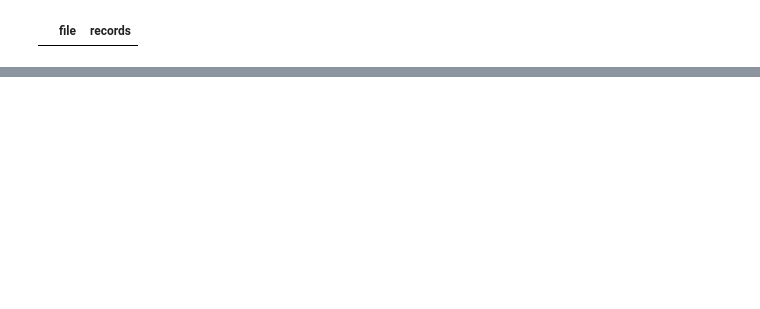
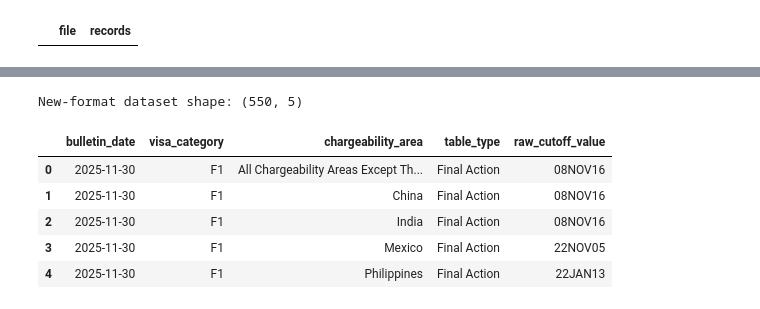
Before and after one commit to stak-k/visa-bulletin-project, a Jupyter notebook: notebooks/02_parse_visa_bulletins.ipynb, the cells around one changed output, grey strips where cells are left out. Drawn from its saved outputs; the diff is of its cells as text; code cells hidden in the pictures; blank space fills up the shorter version.

```diff
--- a/notebooks/02_parse_visa_bulletins.ipynb
+++ b/notebooks/02_parse_visa_bulletins.ipynb
@@ -226,0 +516,17 @@ pd.DataFrame(all_old_records)
+# %%
+# Convert all successfully parsed new-format records into a DataFrame.
+new_df = pd.DataFrame(all_new_records)
+
+# Confirm the expected dataset size.
+print("New-format dataset shape:", new_df.shape)
+
+# Preview the first few rows.
+new_df.head()
+# %% [output]
+New-format dataset shape: (550, 5)
+|  | bulletin_date | visa_category | chargeability_area | table_type | raw_cutoff_value |
+| 0 | 2025-11-30 | F1 | All Chargeability Areas Except Th... | Final Action | 08NOV16 |
+| 1 | 2025-11-30 | F1 | China | Final Action | 08NOV16 |
+| 2 | 2025-11-30 | F1 | India | Final Action | 08NOV16 |
+| 3 | 2025-11-30 | F1 | Mexico | Final Action | 22NOV05 |
+| 4 | 2025-11-30 | F1 | Philippines | Final Action | 22JAN13 |
```
Also changed, not shown: parts of 29 cells of this notebook, 2 other files.
